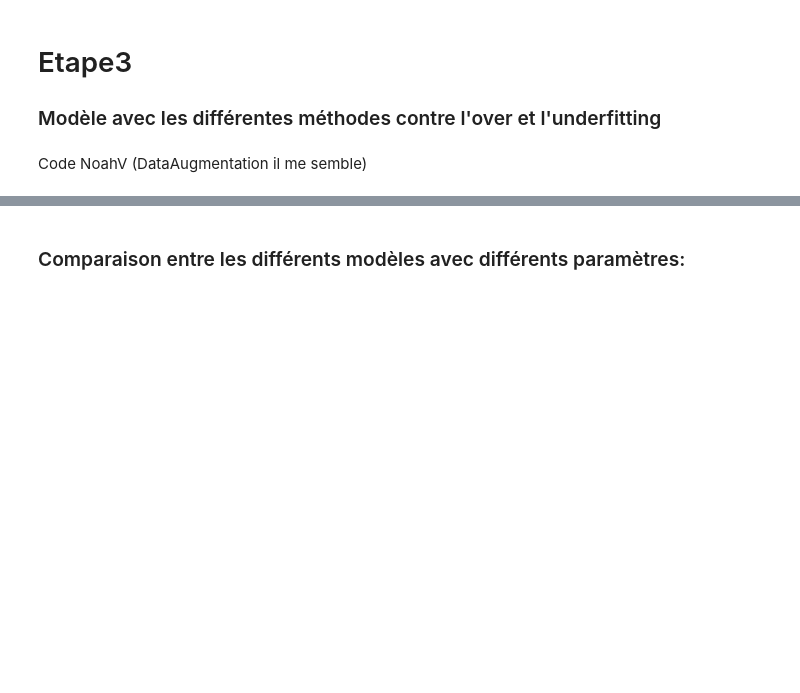
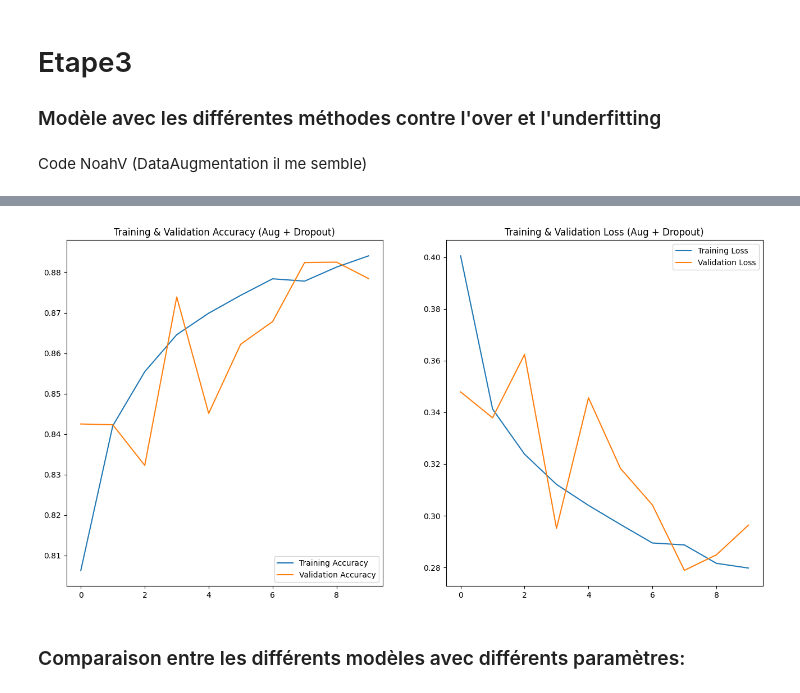
Before and after one commit to Byrong8at/Cnn-and-RNN, a Jupyter notebook: livrable1 copy.ipynb, the cells around one changed output, grey strips where cells are left out. Cells and saved outputs as stored; diff of their text form; code cells hidden in the pictures; blank space fills up the shorter version.

Commit message:
Update Code
Add:
- Check Corruption file after copy file
- Add final CNN to cancel overfitting
- Add model saving

```diff
--- a/livrable1 copy.ipynb
+++ b/livrable1 copy.ipynb
@@ -425,3 +594,29 @@ plt.show()
+# %%
+acc_final = history_model.history['accuracy']
+val_acc_final = history_model.history['val_accuracy']
+
+loss_final = history_model.history['loss']
+val_loss_final = history_model.history['val_loss']
+
+epochs_range = range(Epoch)
+
+
+
+plt.figure(figsize=(16, 8))
+plt.subplot(1, 2, 1)
+plt.plot(epochs_range, acc_final, label='Training Accuracy')
+plt.plot(epochs_range, val_acc_final, label='Validation Accuracy')
+plt.legend(loc='lower right')
+plt.title('Training & Validation Accuracy (Aug + Dropout)')
+
+plt.subplot(1, 2, 2)
+plt.plot(epochs_range, loss_final, label='Training Loss')
+plt.plot(epochs_range, val_loss_final, label='Validation Loss')
+plt.legend(loc='upper right')
+plt.title('Training & Validation Loss (Aug + Dropout)')
+plt.show()
+# %% [output]
+[figure, added]
 # %% [markdown]
 ### Comparaison entre les différents modèles avec différents paramètres:
 # %% [markdown]
```
Also changed, not shown: parts of 9 cells of this notebook, 2 other files.
